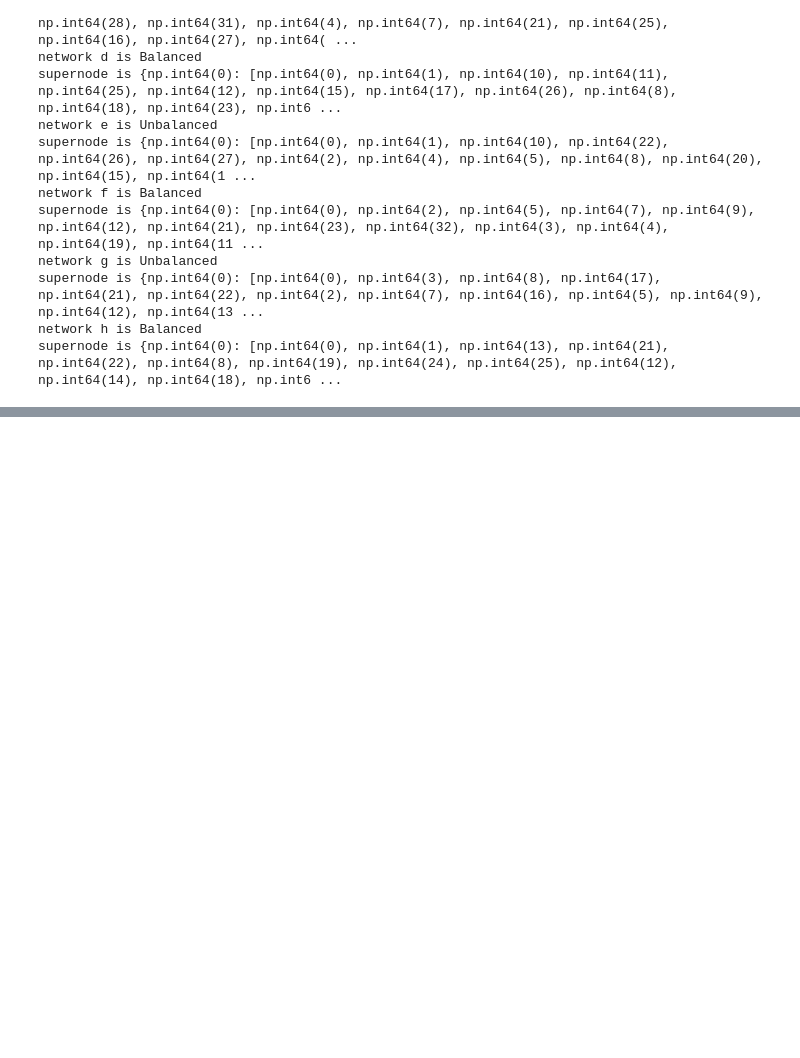
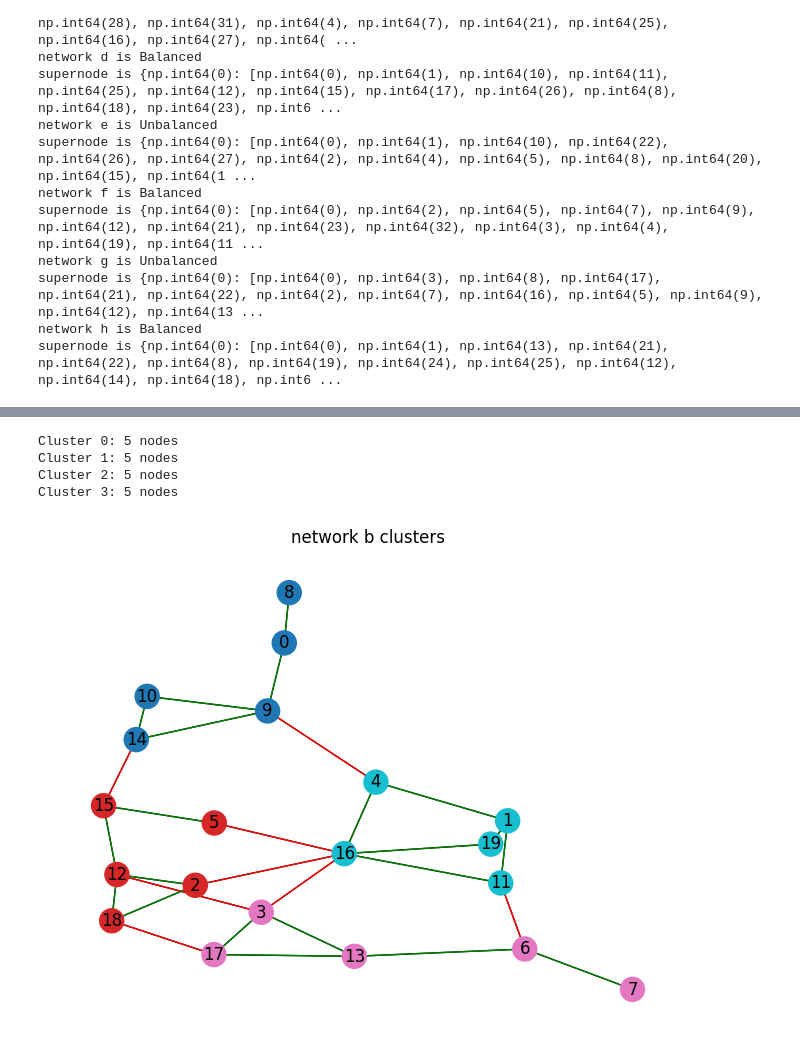
Before and after one commit to ARB1380/HW3_Codes_Social-Network-Fall-2025, a Jupyter notebook: Q1.ipynb, the cells around one changed output, grey strips where cells are left out. Cells and saved outputs as stored; diff of their text form; code cells hidden in the pictures; blank space fills up the shorter version.

```diff
--- a/Q1.ipynb
+++ b/Q1.ipynb
@@ -198,0 +242,41 @@ supernode is {np.int64(0): [np.int64(0), np.int64(1), np.int64(13), np.int64(21)
+# %%
+df_b = pd.read_csv("3/network_b.csv")
+G_b = nx.from_pandas_edgelist(df_b, "u", "v", edge_attr="sign")
+G_pos = nx.Graph(
+    (u, v) for u, v, d in G_b.edges(data=True) if d["sign"] > 0
+)
+
+clusters = list(nx.connected_components(G_pos))
+
+for i, c in enumerate(clusters):
+    print(f"Cluster {i}: {len(c)} nodes")
+
+
+pos = nx.spring_layout(G_b, seed=42)
+
+node_cluster = {}
+for i, c in enumerate(clusters):
+    for n in c:
+        node_cluster[n] = i
+
+node_colors = [node_cluster.get(n, -1) for n in G_b.nodes()]
+
+nx.draw(
+    G_b, pos,
+    node_color=node_colors,
+    cmap=plt.cm.tab10,
+    node_size=300,
+    with_labels=True
+)
+
+edge_colors = ["green" if G_b[u][v]["sign"] > 0 else "red" for u, v in G_b.edges()]
+nx.draw_networkx_edges(G_b, pos, edge_color=edge_colors)
+plt.title("network b clusters")
+
+plt.show()
+# %% [output]
+Cluster 0: 5 nodes
+Cluster 1: 5 nodes
+Cluster 2: 5 nodes
+Cluster 3: 5 nodes
+[figure, added]
```
Also changed, not shown: parts of 6 cells of this notebook, 5 other files.
